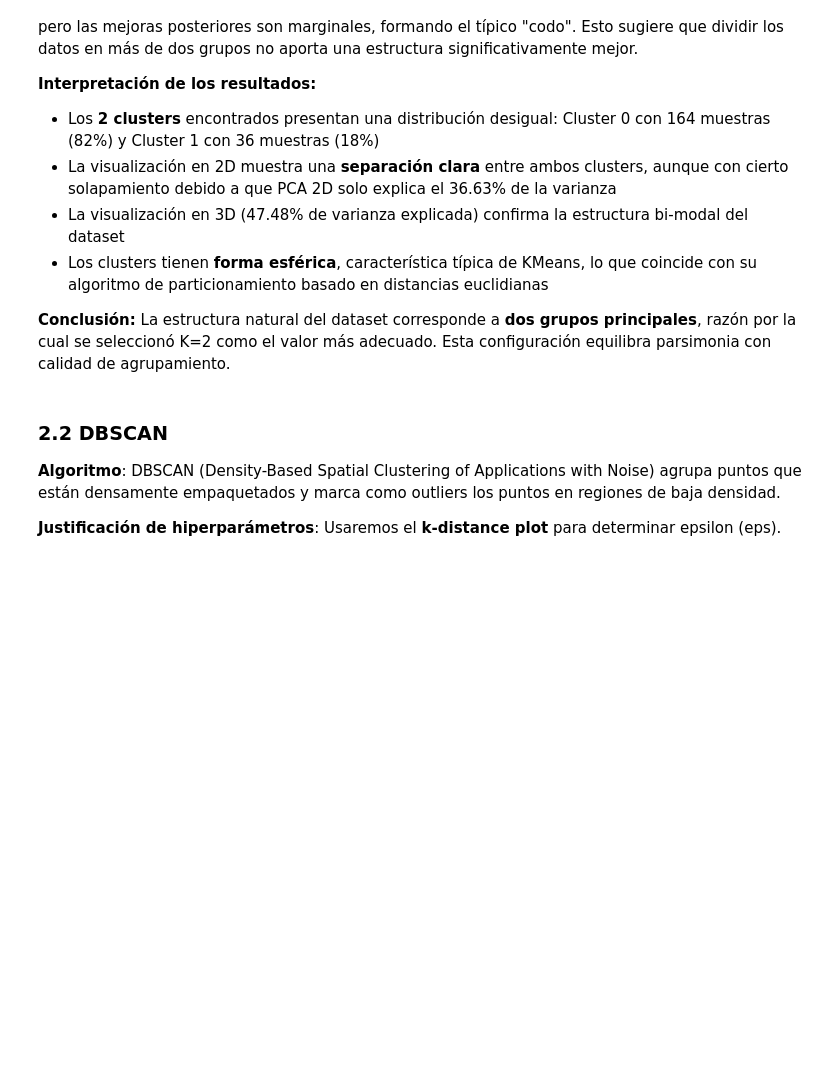
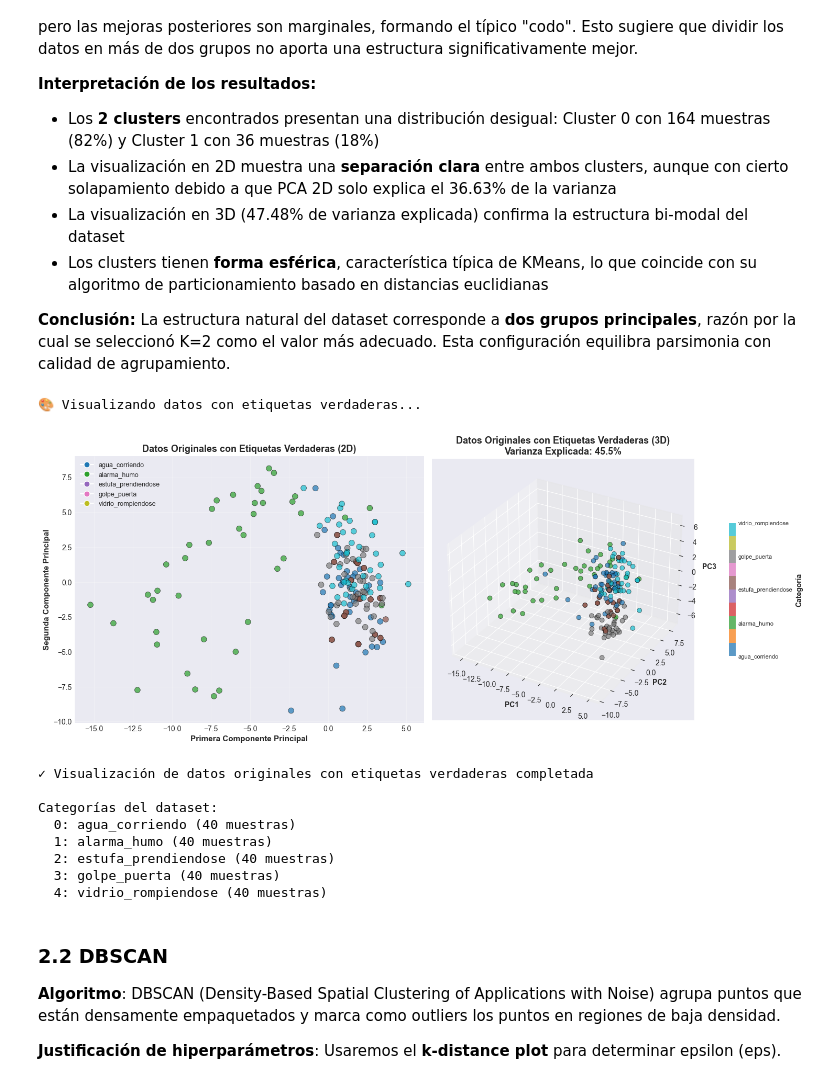
Before and after one commit to JuanFernandoBallesterosMaciasUIS/Detector-de-Sonidos-para-Seguridad-en-el-Hogar, a Jupyter notebook: 03-unsupervised_learning.ipynb, the cells around one changed output. Saved outputs shown, nothing was run; the diff lists cells and outputs as text; code cells hidden in the pictures; blank space fills up the shorter version.

```diff
--- a/03-unsupervised_learning.ipynb
+++ b/03-unsupervised_learning.ipynb
@@ -347,6 +353,63 @@ Además, el **Elbow Method** mostró un descenso pronunciado en la inertia al pa
 - Los clusters tienen **forma esférica**, característica típica de KMeans, lo que coincide con su algoritmo de particionamiento basado en distancias euclidianas
 
 **Conclusión:** La estructura natural del dataset corresponde a **dos grupos principales**, razón por la cual se seleccionó K=2 como el valor más adecuado. Esta configuración equilibra parsimonia con calidad de agrupamiento.
+# %%
+# Visualización de datos con etiquetas verdaderas en 2D y 3D
+print("🎨 Visualizando datos con etiquetas verdaderas...\n")
+
+fig = plt.figure(figsize=(15, 6))
+
+# Visualización 2D con PCA
+ax1 = plt.subplot(121)
+scatter = ax1.scatter(X_pca_2d[:, 0], X_pca_2d[:, 1], c=y_encoded,
+                     cmap='tab10', s=60, alpha=0.7, edgecolors='black', linewidth=0.5)
+ax1.set_xlabel('Primera Componente Principal', fontsize=11, fontweight='bold')
+ax1.set_ylabel('Segunda Componente Principal', fontsize=11, fontweight='bold')
+ax1.set_title(f'Datos Originales con Etiquetas Verdaderas (2D)',
+             fontsize=13, fontweight='bold')
+ax1.grid(alpha=0.3)
+
+# Agregar leyenda con nombres de categorías
+handles = [plt.Line2D([0], [0], marker='o', color='w', markerfacecolor=plt.cm.tab10(i/5),
+                     markersize=8, label=label_encoder.classes_[i])
+          for i in range(len(label_encoder.classes_))]
+ax1.legend(handles=handles, loc='best', fontsize=9)
+
+# Visualización 3D con PCA
+ax2 = fig.add_subplot(122, projection='3d')
+scatter_3d = ax2.scatter(X_pca_3d[:, 0], X_pca_3d[:, 1], X_pca_3d[:, 2],
+                        c=y_encoded, cmap='tab10', s=40, alpha=0.7, edgecolors='black', linewidth=0.5)
+ax2.set_xlabel('PC1', fontweight='bold')
+ax2.set_ylabel('PC2', fontweight='bold')
+ax2.set_zlabel('PC3', fontweight='bold')
+ax2.set_title(f'Datos Originales con Etiquetas Verdaderas (3D)\nVarianza Explicada: {pca_3d_viz.explained_variance_ratio_.sum():.1%}',
+             fontsize=13, fontweight='bold')
+
+# Colorbar para 3D
+cbar = fig.colorbar(scatter_3d, ax=ax2, shrink=0.5, pad=0.1)
+cbar.set_label('Categoría', fontsize=10, fontweight='bold')
+cbar.set_ticks(range(len(label_encoder.classes_)))
+cbar.set_ticklabels(label_encoder.classes_, fontsize=8)
+
+plt.tight_layout()
+plt.show()
+
+print("✓ Visualización de datos originales con etiquetas verdaderas completada")
+print(f"\nCategorías del dataset:")
+for i, category in enumerate(label_encoder.classes_):
+    count = np.sum(y_encoded == i)
+    print(f"  {i}: {category} ({count} muestras)")
+# %% [output]
+🎨 Visualizando datos con etiquetas verdaderas...
+[figure, added]
+✓ Visualización de datos originales con etiquetas verdaderas completada
+
+Categorías del dataset:
+  0: agua_corriendo (40 muestras)
+  1: alarma_humo (40 muestras)
+  2: estufa_prendiendose (40 muestras)
+  3: golpe_puerta (40 muestras)
+  4: vidrio_rompiendose (40 muestras)
 # %% [markdown]
 ### 2.2 DBSCAN <a name="section2_2"></a>
 
```
Also changed, not shown: parts of 3 cells of this notebook, 1 other file.
